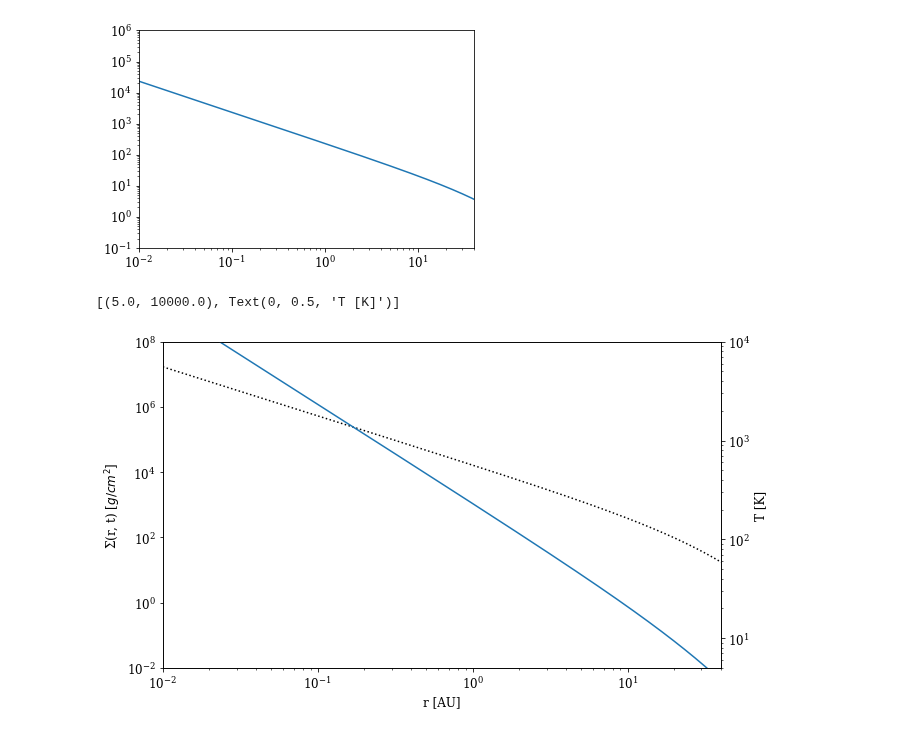
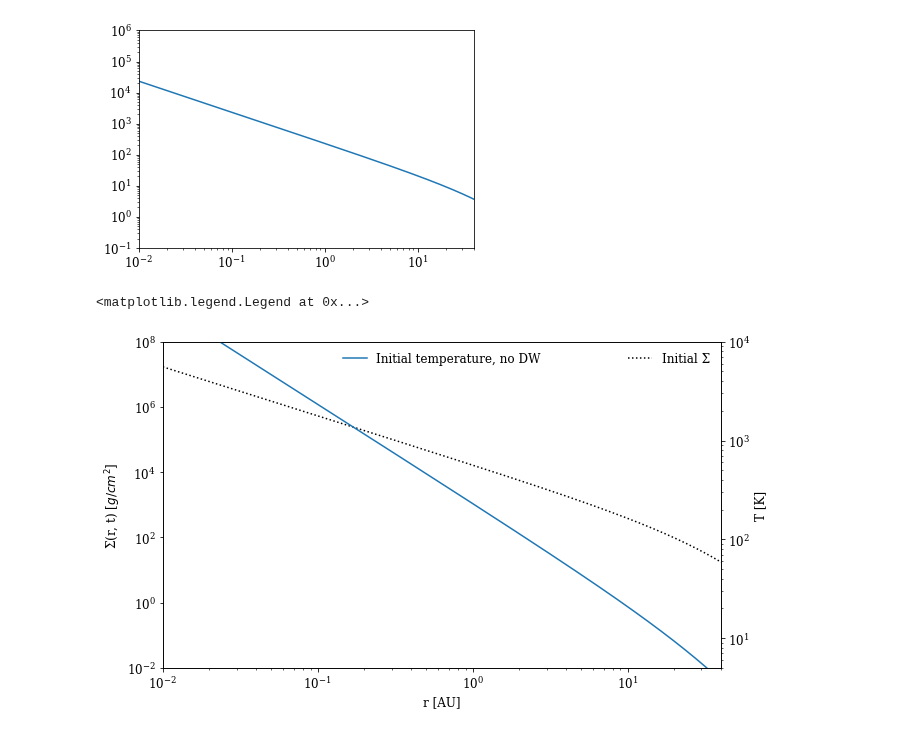
Before and after one commit to agent031/bachelor_code, a Jupyter notebook: Testing_values_T0/one_alpha_check.ipynb, the cells around one changed output. Drawn from its saved outputs; the diff is of its cells as text; code cells hidden in the pictures.

```diff
--- a/Testing_values_T0/one_alpha_check.ipynb
+++ b/Testing_values_T0/one_alpha_check.ipynb
@@ -58,17 +58,19 @@ plt.ylim(0.1,1e6)
 # %%
 fig, axs = plt.subplots(figsize = (10,6))
 
-axs.loglog(r, Σ_initial(r_au), ls=':', c ='black')
+axs.loglog(r, Σ_initial(r_au), ls=':', c ='black', label = 'Initial Σ')
 
 
 
 axs.set(xlabel = 'r [AU]', ylabel = 'Σ(r, t) [$g/cm^2$]', ylim = (1e-2,1e8), xlim = (0.01, 40));
-
+axs.legend(frameon = False)
 axs2 = axs.twinx()
 
-axs2.loglog(r, T_t0)
+axs2.loglog(r, T_t0, label = 'Initial temperature, no DW')
 
 axs2.set(ylim = (0.5e1, 1e4), ylabel = f'T [{T_t0.unit}]')
+
+axs2.legend(frameon = False, loc = 'upper center')
 # %% [output]
-[(5.0, 10000.0), Text(0, 0.5, 'T [K]')]
+<matplotlib.legend.Legend at 0x...>
-[figure, old version]
+[figure, new version]
```
Also changed, not shown: 2 other files.
